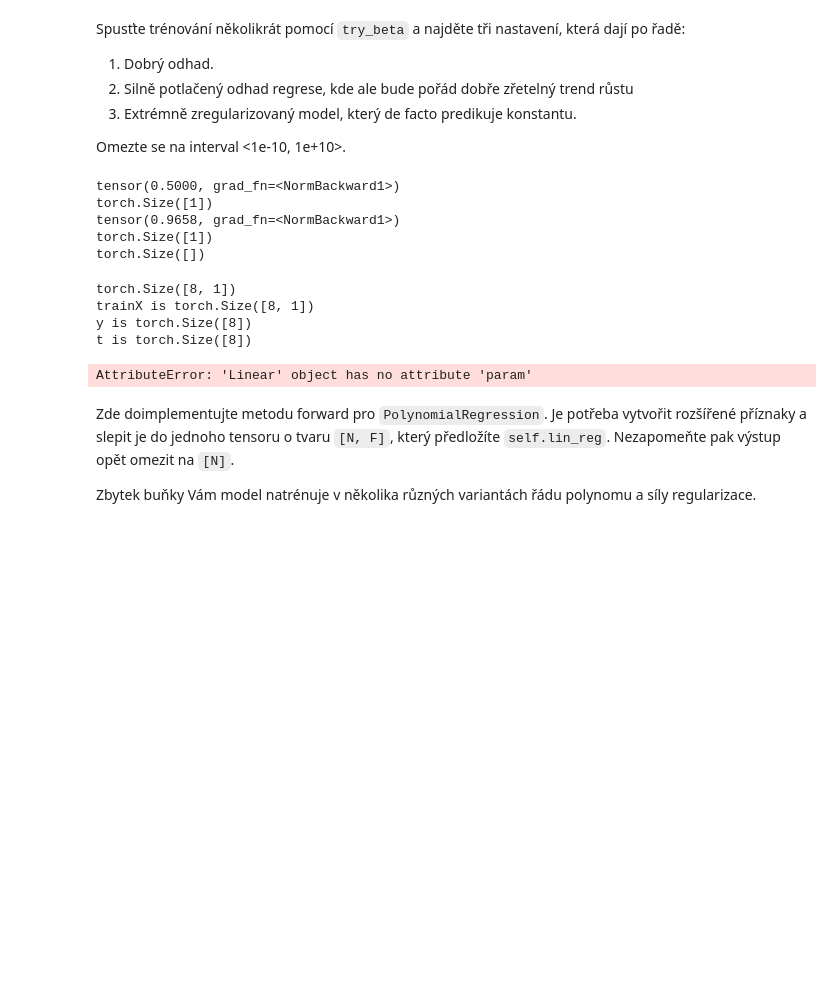
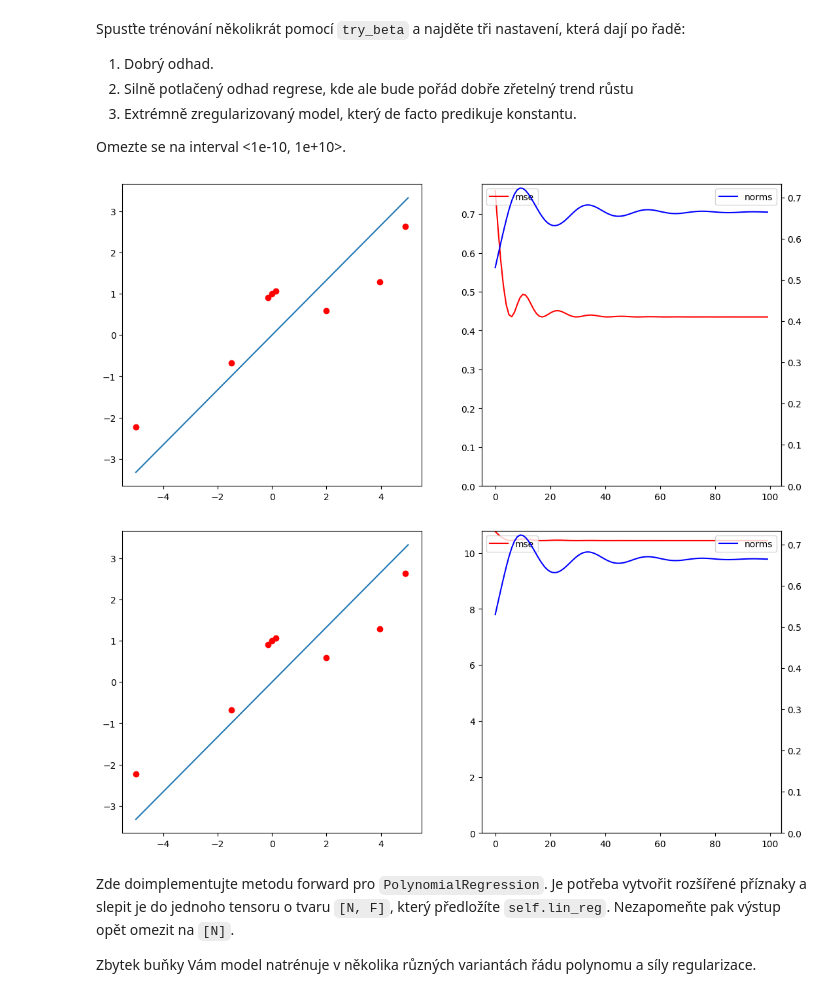
Before and after one commit to sebastianKrajnak/SUI, a Jupyter notebook: Project 3 - NN/zadani.ipynb, the cells around one changed output. Saved outputs shown, nothing was run; the diff lists cells and outputs as text; code cells hidden in the pictures; blank space fills up the shorter version.

Commit message:
fixed linreg error fully

```diff
--- a/Project 3 - NN/zadani.ipynb
+++ b/Project 3 - NN/zadani.ipynb
@@ -108,13 +108,15 @@ class LinearRegression(torch.nn.Module):
         w[0] = 0.5
         with torch.no_grad():
             self.lin.weight.data = w
-            #self.lin.bias = 0.0
 
     def forward(self, x):
         return self.lin(x)
 
     def l2_norm(self):
-        return sum(p.pow(2.0).sum() for p in self.lin.parameters())
+        sum = 0
+        for p in self.lin.parameters():
+            sum += p.norm(2).sum()
+        return sum
 # %% [markdown]
 Naimplementujte funkci pro trénování modelu takového modelu.
 Funkce přijímá:
@@ -172,63 +171,36 @@ Spusťte trénování několikrát pomocí `try_beta` a najděte tři nastavení
 3. Extrémně zregularizovaný model, který de facto predikuje konstantu.
 
 Omezte se na interval <1e-10, 1e+10>.
-# %%
-# JUST FOR TESTING, DELETE BEFORE SUBMITTING
-
-lin = LinearRegression(1)
-""" data = torch.tensor([-4.99, 3.95, -1.5, -0.15, 0, 0.15, 2, 4.9]).unsqueeze(-1)
-print(data.shape)
-test = lin(data)
-ts = func(data).squeeze(-1).detach()
-print(ts.shape)
-print(test.shape)
-print(test) """
-sum = 0.0
-for param in lin.parameters():
-    sum += param.norm()
-    print(param.norm())
-    print(param.shape)
-print(sum.shape)
-# %% [output]
-tensor(0.5000, grad_fn=<NormBackward1>)
-torch.Size([1])
-tensor(0.9658, grad_fn=<NormBackward1>)
-torch.Size([1])
-torch.Size([])
 # %%
 def plot_training_result(model, losses, norms):
     fig, axs = plt.subplots(ncols=2, figsize=(13, 6))
     axs[0].plot(xs.detach(), model(xs.float().unsqueeze(-1)).detach())
     axs[0].scatter(data, ts, c='r')
 
     axs[1].plot(losses, 'r-', label='mse')
     axs[1].legend(loc="upper left")
     axs[1].set_ylim(bottom=0)
     ax_2 = axs[1].twinx()
     ax_2.plot(norms, 'b-', label='norms')
     ax_2.legend(loc="upper right")
     ax_2.set_ylim(bottom=0)
 
 
 xs = torch.linspace(-5, 5, steps=100)
 data = torch.tensor([-4.99, 3.95, -1.5, -0.15, 0, 0.15, 2, 4.9]).unsqueeze(-1)
 ts = func(data).squeeze(-1).detach()
 
 def try_beta(l2_beta):
     regr_1 = LinearRegression(1)
     opt = torch.optim.Adam(regr_1.parameters(), 3e-2)
     losses, norms = train_regression_model(regr_1, MSE_with_regression(l2_beta), opt, data, ts)
     plot_training_result(regr_1, losses, norms)
-print(data.shape)
 try_beta(1e-10)
+try_beta(1e+1)
 #try_beta(None)
-#try_beta(None)
 # %% [output]
-torch.Size([8, 1])
-trainX is torch.Size([8, 1])
-y is torch.Size([8])
-t is torch.Size([8])
-AttributeError: 'Linear' object has no attribute 'param'
+[figure, added]
+[figure, added]
 # %% [markdown]
 Zde doimplementujte metodu forward pro `PolynomialRegression`.
 Je potřeba vytvořit rozšířené příznaky a slepit je do jednoho tensoru o tvaru `[N, F]`, který předložíte `self.lin_reg`.
```
Also changed, not shown: parts of 1 cell of this notebook.
